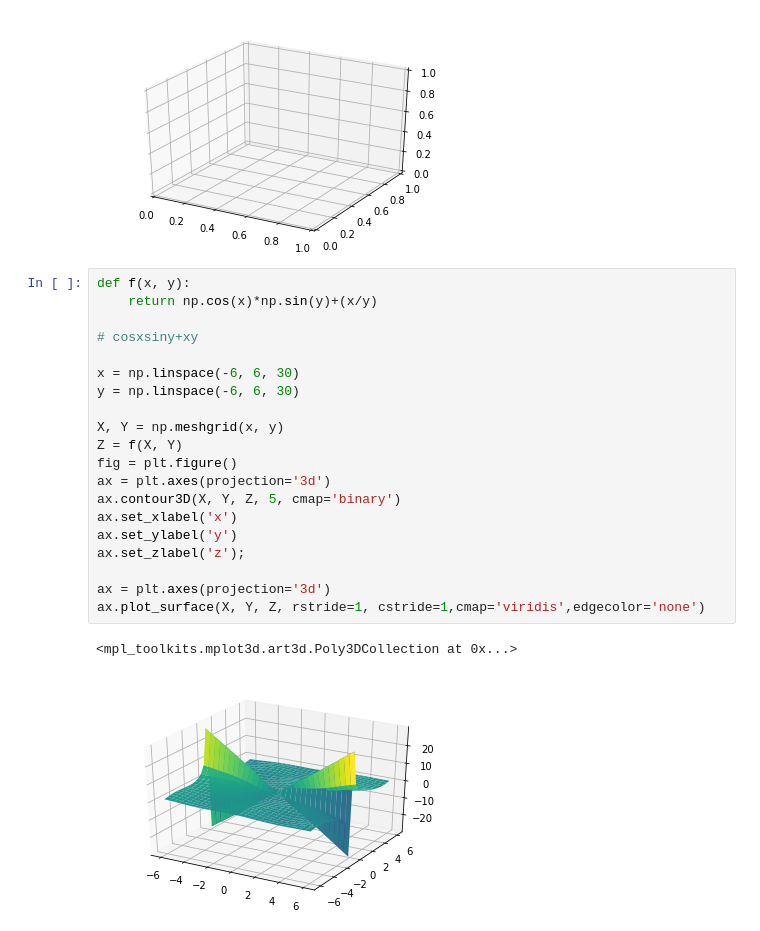
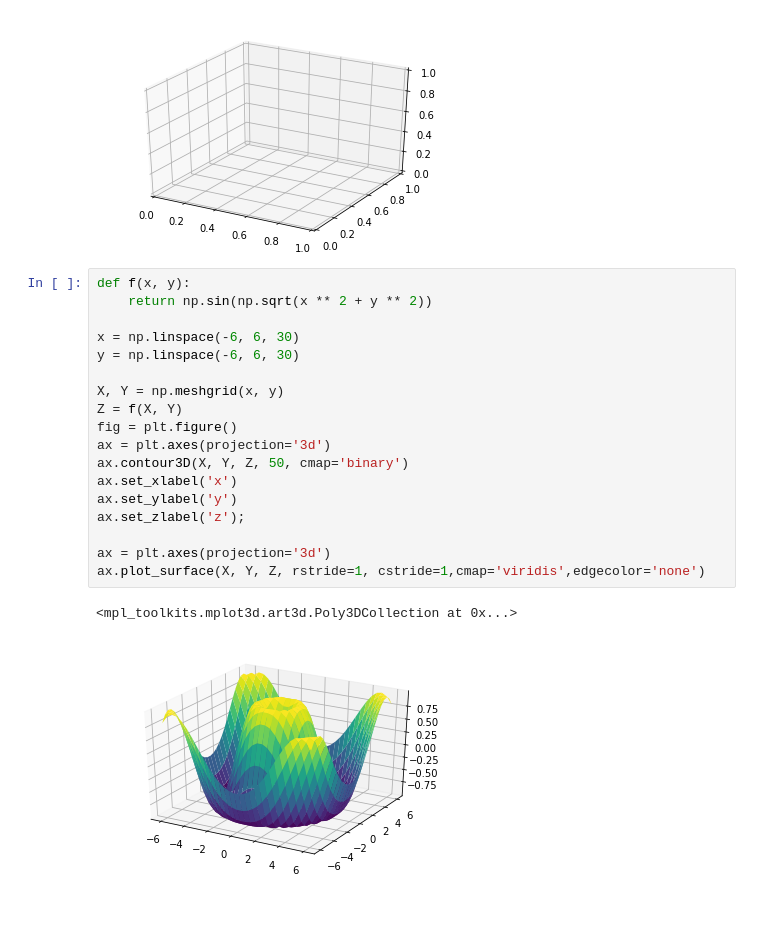
Before and after one commit to dantuluri/dmad, a Jupyter notebook: 3dmaps.ipynb, the cells around one changed output. Saved outputs shown, nothing was run; the diff lists cells and outputs as text.

```diff
--- a/3dmaps.ipynb
+++ b/3dmaps.ipynb
@@ -10,24 +10,22 @@ ax = plt.axes(projection= '3d')
 [figure]
 # %%
 def f(x, y):
-    return np.cos(x)*np.sin(y)+(x/y)
-
-# cosxsiny+xy
+    return np.sin(np.sqrt(x ** 2 + y ** 2))
 
 x = np.linspace(-6, 6, 30)
 y = np.linspace(-6, 6, 30)
 
 X, Y = np.meshgrid(x, y)
 Z = f(X, Y)
 fig = plt.figure()
 ax = plt.axes(projection='3d')
-ax.contour3D(X, Y, Z, 5, cmap='binary')
+ax.contour3D(X, Y, Z, 50, cmap='binary')
 ax.set_xlabel('x')
 ax.set_ylabel('y')
 ax.set_zlabel('z');
 
 ax = plt.axes(projection='3d')
 ax.plot_surface(X, Y, Z, rstride=1, cstride=1,cmap='viridis',edgecolor='none')
 # %% [output]
 <mpl_toolkits.mplot3d.art3d.Poly3DCollection at 0x...>
-[figure, old version]
+[figure, new version]
```
Also changed, not shown: 18 other files.
